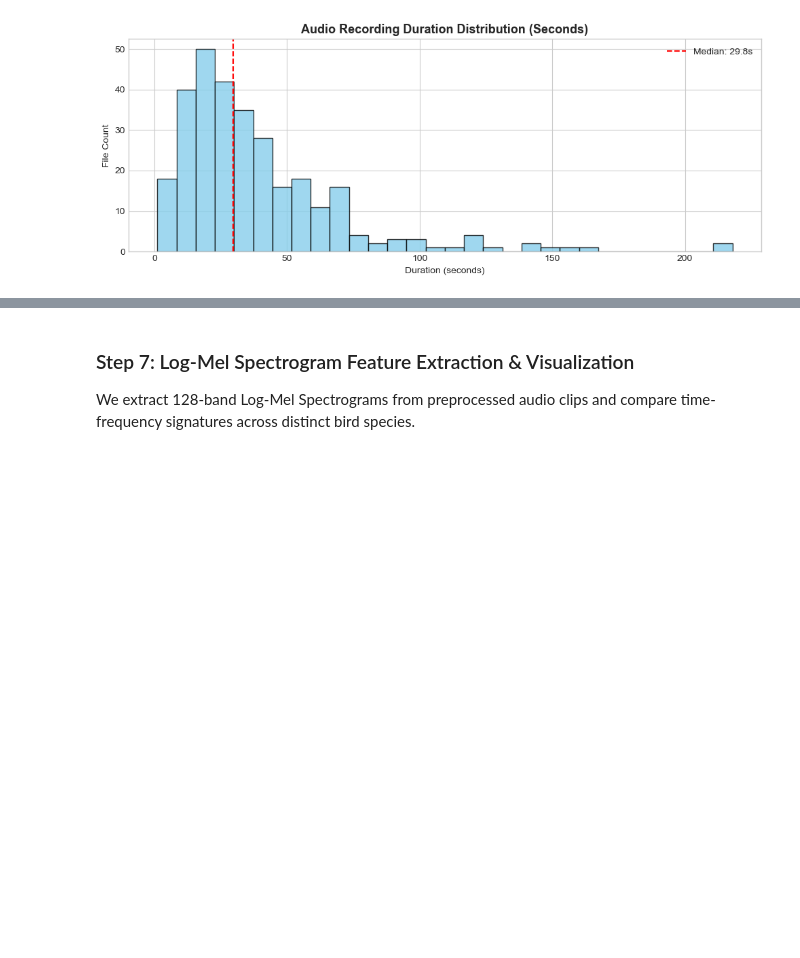
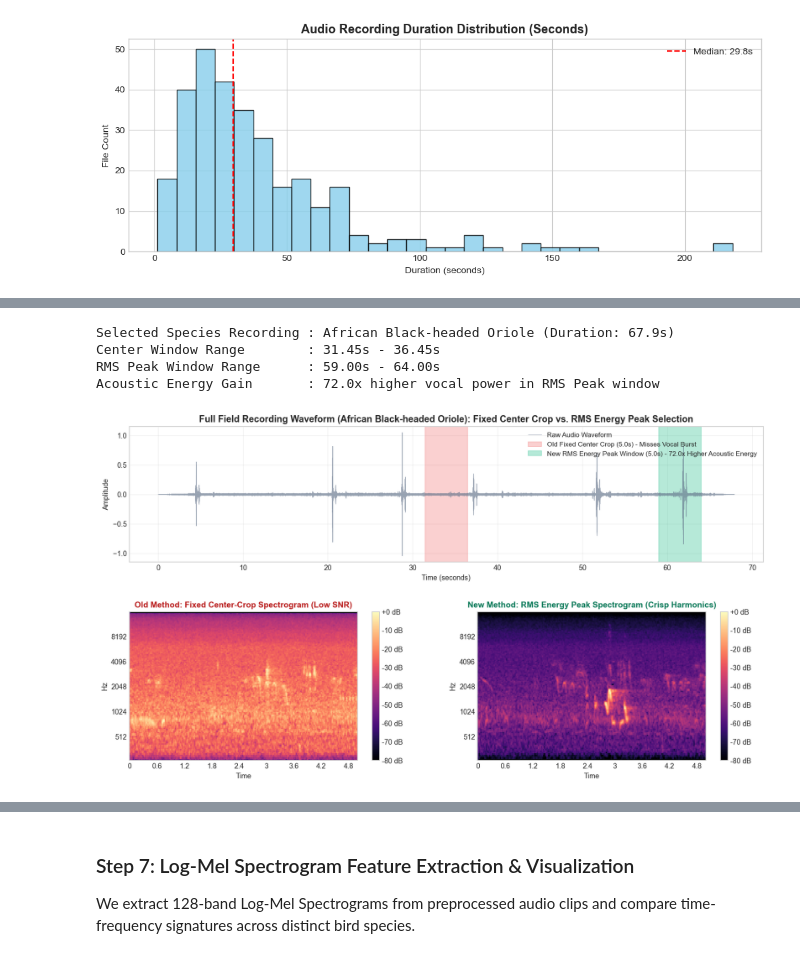
Before and after one commit to Adityakumar926/Bird-Species-Recognition-Using-Bioacoustic-Signals, a Jupyter notebook: Bird Species Recognition.ipynb, the cells around one changed output, grey strips where cells are left out. Cells and saved outputs as stored; diff of their text form; code cells hidden in the pictures; blank space fills up the shorter version.

```diff
--- a/Bird Species Recognition.ipynb
+++ b/Bird Species Recognition.ipynb
@@ -278,0 +435,73 @@ Amplitude Range: [-0.96, 1.00]
+# %%
+# Compare Fixed Center-Crop vs. RMS Energy Peak Window on a multi-second field recording
+chosen_y, chosen_sr, chosen_name = None, 32000, None
+best_ratio = 1.0
+
+for idx_r in range(min(80, len(dataset['train']))):
+    b = dataset['train'][idx_r]['audio']['bytes']
+    y_raw, sr_raw = sf.read(io.BytesIO(b), dtype='float32')
+    if y_raw.ndim > 1:
+        y_raw = np.mean(y_raw, axis=1)
+    if len(y_raw) > sr_raw * 14:
+        t_len = sr_raw * 5
+        c_start = (len(y_raw) - t_len) // 2
+        c_energy = np.mean(y_raw[c_start:c_start+t_len]**2) + 1e-9
+        step = sr_raw // 4
+        n_steps = (len(y_raw) - t_len) // step + 1
+        sq = np.cumsum(y_raw.astype(np.float64)**2)
+        starts = np.arange(n_steps) * step
+        ends = starts + t_len - 1
+        energies = (sq[ends] - np.where(starts > 0, sq[starts - 1], 0.0)) / t_len
+        max_e = np.max(energies)
+        r_start = int(starts[int(np.argmax(energies))])
+        if max_e / c_energy > best_ratio and abs(r_start - c_start) > sr_raw * 3:
+            best_ratio = max_e / c_energy
+            chosen_y, chosen_sr, chosen_name = y_raw, sr_raw, dataset['train'][idx_r]['common_name']
+            chosen_c_start, chosen_r_start = c_start, r_start
+
+t_len = chosen_sr * 5
+w_center = chosen_y[chosen_c_start:chosen_c_start+t_len]
+w_center = w_center / (np.max(np.abs(w_center)) + 1e-9)
+w_rms = chosen_y[chosen_r_start:chosen_r_start+t_len]
+w_rms = w_rms / (np.max(np.abs(w_rms)) + 1e-9)
+
+mel_c = librosa.power_to_db(librosa.feature.melspectrogram(y=w_center, sr=chosen_sr, n_fft=2048, hop_length=512, n_mels=128, fmin=50, fmax=16000), ref=np.max)
+mel_r = librosa.power_to_db(librosa.feature.melspectrogram(y=w_rms, sr=chosen_sr, n_fft=2048, hop_length=512, n_mels=128, fmin=50, fmax=16000), ref=np.max)
+
+print(f"Selected Species Recording : {chosen_name} (Duration: {len(chosen_y)/chosen_sr:.1f}s)")
+print(f"Center Window Range        : {chosen_c_start/chosen_sr:.2f}s - {(chosen_c_start+t_len)/chosen_sr:.2f}s")
+print(f"RMS Peak Window Range      : {chosen_r_start/chosen_sr:.2f}s - {(chosen_r_start+t_len)/chosen_sr:.2f}s")
+print(f"Acoustic Energy Gain       : {best_ratio:.1f}x higher vocal power in RMS Peak window")
+
+fig = plt.figure(figsize=(16, 8.5), dpi=130)
+gs = fig.add_gridspec(2, 2, height_ratios=[1.05, 1.15], hspace=0.35, wspace=0.22)
+
+ax_wave = fig.add_subplot(gs[0, :])
+t_axis = np.arange(len(chosen_y)) / chosen_sr
+ax_wave.plot(t_axis, chosen_y, color='#64748B', alpha=0.65, linewidth=0.6, label='Raw Audio Waveform')
+ax_wave.axvspan(chosen_c_start/chosen_sr, (chosen_c_start+t_len)/chosen_sr, color='#EF4444', alpha=0.25, label='Old Fixed Center Crop (5.0s) - Misses Vocal Burst')
+ax_wave.axvspan(chosen_r_start/chosen_sr, (chosen_r_start+t_len)/chosen_sr, color='#10B981', alpha=0.30, label=f'New RMS Energy Peak Window (5.0s) - {best_ratio:.1f}x Higher Acoustic Energy')
+ax_wave.set_title(f'Full Field Recording Waveform ({chosen_name}): Fixed Center Crop vs. RMS Energy Peak Selection', fontsize=13, fontweight='bold')
+ax_wave.set_xlabel('Time (seconds)', fontsize=10)
+ax_wave.set_ylabel('Amplitude', fontsize=10)
+ax_wave.legend(loc='upper right', fontsize=9.5)
+ax_wave.grid(True, alpha=0.3)
+
+ax_mc = fig.add_subplot(gs[1, 0])
+img1 = librosa.display.specshow(mel_c, sr=chosen_sr, hop_length=512, x_axis='time', y_axis='mel', fmin=50, fmax=16000, cmap='magma', ax=ax_mc)
+ax_mc.set_title('Old Method: Fixed Center-Crop Spectrogram (Low SNR)', fontsize=11.5, fontweight='bold', color='#B91C1C')
+fig.colorbar(img1, ax=ax_mc, format='%+2.0f dB')
+
+ax_mr = fig.add_subplot(gs[1, 1])
+img2 = librosa.display.specshow(mel_r, sr=chosen_sr, hop_length=512, x_axis='time', y_axis='mel', fmin=50, fmax=16000, cmap='magma', ax=ax_mr)
+ax_mr.set_title('New Method: RMS Energy Peak Spectrogram (Crisp Harmonics)', fontsize=11.5, fontweight='bold', color='#047857')
+fig.colorbar(img2, ax=ax_mr, format='%+2.0f dB')
+
+plt.savefig('rms_peak_vs_center_crop.png', dpi=200, bbox_inches='tight')
+plt.show()
+# %% [output]
+Selected Species Recording : African Black-headed Oriole (Duration: 67.9s)
+Center Window Range        : 31.45s - 36.45s
+RMS Peak Window Range      : 59.00s - 64.00s
+Acoustic Energy Gain       : 72.0x higher vocal power in RMS Peak window
+[figure, added]
```
Also changed, not shown: parts of 55 cells of this notebook, 6 other files.
